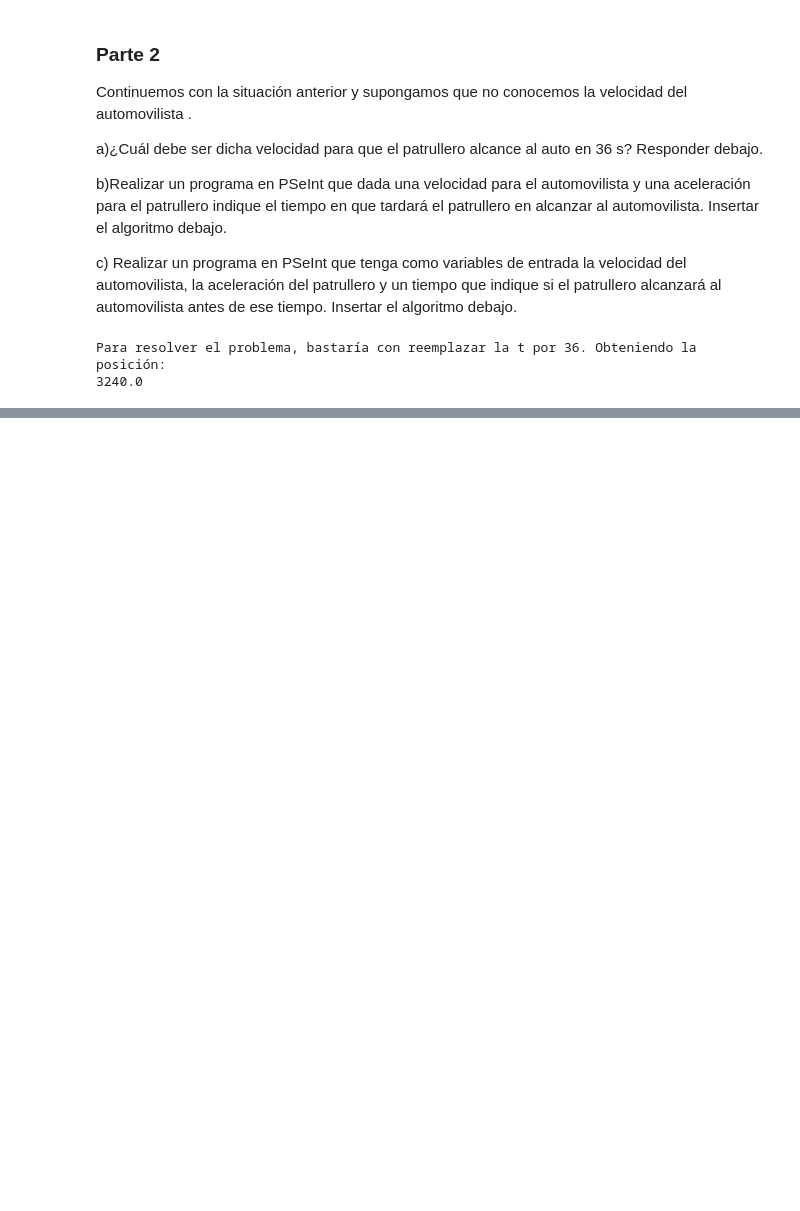
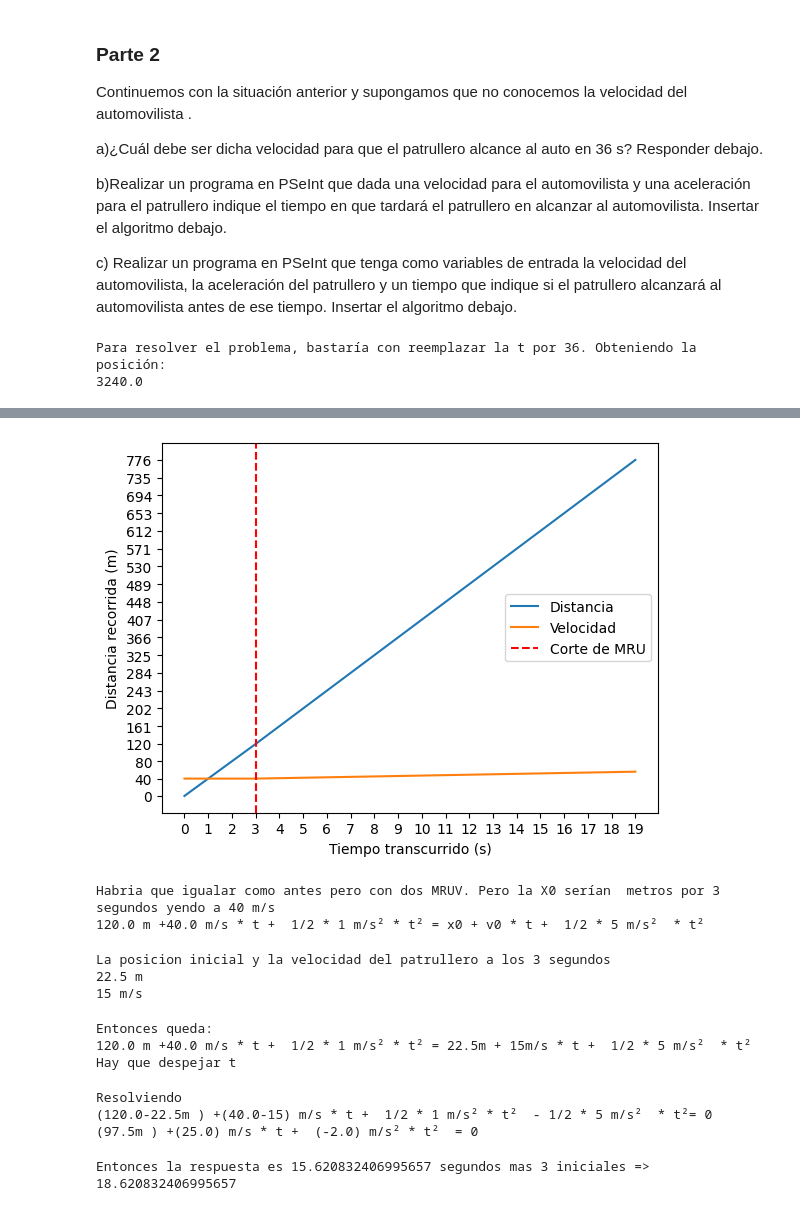
Before and after one commit to masouto94/CPUHelpers, a Jupyter notebook: IRP/actividadesSincronicas/Unidad2/ActividadDeClase.ipynb, the cells around one changed output, grey strips where cells are left out. Cells and saved outputs as stored; diff of their text form; code cells hidden in the pictures; blank space fills up the shorter version.

Commit message:
resolucion sinc parte 1

```diff
--- a/IRP/actividadesSincronicas/Unidad2/ActividadDeClase.ipynb
+++ b/IRP/actividadesSincronicas/Unidad2/ActividadDeClase.ipynb
@@ -105,0 +136,78 @@ V m/s  = 90.0
+# %%
+import matplotlib.pyplot as plt
+vector_dist = []
+vector_vel = []
+vel =1
+interval= range(20)
+for i in interval:
+    if i <= 3:
+        vector_dist.append(vel_auto_m_s*  i)
+        vector_vel.append(vel_auto_m_s)
+    if i > 3:
+        vector_dist.append(vel_auto_m_s * i + vel)
+        vector_vel.append(vel_auto_m_s + vel)
+        vel +=1
+
+fig, ax = plt.subplots()
+ax.plot(interval,vector_dist)
+ax.plot(vector_vel)
+plt.xticks(interval)
+plt.xlabel('Tiempo transcurrido (s)')
+plt.ylabel('Distancia recorrida (m)')
+plt.yticks(vector_dist)
+plt.axvline(3, color='red', linestyle ='--')
+plt.legend(['Distancia','Velocidad','Corte de MRU'])
+plt.show()
+# %% [output]
+[figure, added]
+# %%
+#b)
+print("Habria que igualar como antes pero con dos MRUV. Pero la X0 serían  metros por 3 segundos yendo a 40 m/s")
+print(f"{vel_auto_m_s * 3 } m +{vel_auto_m_s} m/s * t +  1/2 * 1 m/s² * t² = x0 + v0 * t +  1/2 * 5 m/s²  * t²")
+# %% [output]
+Habria que igualar como antes pero con dos MRUV. Pero la X0 serían  metros por 3 segundos yendo a 40 m/s
+120.0 m +40.0 m/s * t +  1/2 * 1 m/s² * t² = x0 + v0 * t +  1/2 * 5 m/s²  * t²
+# %%
+print("La posicion inicial y la velocidad del patrullero a los 3 segundos")
+x0_patrullero = posicion_mruv(0,0,5,3)
+v0_patrullero = velocidad_mruv(0, 5,3)
+print(x0_patrullero,'m')
+print(v0_patrullero,'m/s')
+# %% [output]
+La posicion inicial y la velocidad del patrullero a los 3 segundos
+22.5 m
+15 m/s
+# %%
+print("Entonces queda:")
+print(f"{vel_auto_m_s * 3 } m +{vel_auto_m_s} m/s * t +  1/2 * 1 m/s² * t² = {x0_patrullero}m + {v0_patrullero}m/s * t +  1/2 * 5 m/s²  * t²")
+print("Hay que despejar t entonces igualamos a 0")
+# %% [output]
+Entonces queda:
+120.0 m +40.0 m/s * t +  1/2 * 1 m/s² * t² = 22.5m + 15m/s * t +  1/2 * 5 m/s²  * t²
+Hay que despejar t
+# %%
+print("Resolviendo")
+print(f"({vel_auto_m_s * 3 }-{x0_patrullero}m ) +({vel_auto_m_s}-{v0_patrullero}) m/s * t +  1/2 * 1 m/s² * t²  - 1/2 * 5 m/s²  * t²= 0")
+print(f"({vel_auto_m_s * 3 - x0_patrullero}m ) +({vel_auto_m_s -v0_patrullero}) m/s * t +  ({0.5*1 - 0.5 * 5}) m/s² * t²  = 0")
+
+print("Y ahora queda usar la resolvente")
+# %% [output]
+Resolviendo
+(120.0-22.5m ) +(40.0-15) m/s * t +  1/2 * 1 m/s² * t²  - 1/2 * 5 m/s²  * t²= 0
+(97.5m ) +(25.0) m/s * t +  (-2.0) m/s² * t²  = 0
+# %%
+from math import sqrt
+def resolvente(a,b,c):
+    denominador = 2 *a
+    raiz = sqrt(pow(b,2) - 4 * a * c)
+    suma = (-b + raiz) / denominador
+    resta = (-b - raiz) / denominador
+    return suma,resta
+
+x_diff = vel_auto_m_s * 3 - x0_patrullero
+v_diff = vel_auto_m_s -v0_patrullero
+a_diff = 0.5*1 - 0.5 * 5
+resolucion = resolvente(a_diff, v_diff, x_diff)
+print(f'Entonces la respuesta es {resolucion[1]} segundos mas 3 iniciales => {resolucion[1] +3} ')
+# %% [output]
+Entonces la respuesta es 15.620832406995657 segundos mas 3 iniciales => 18.620832406995657
```
Also changed, not shown: parts of 8 cells of this notebook.
